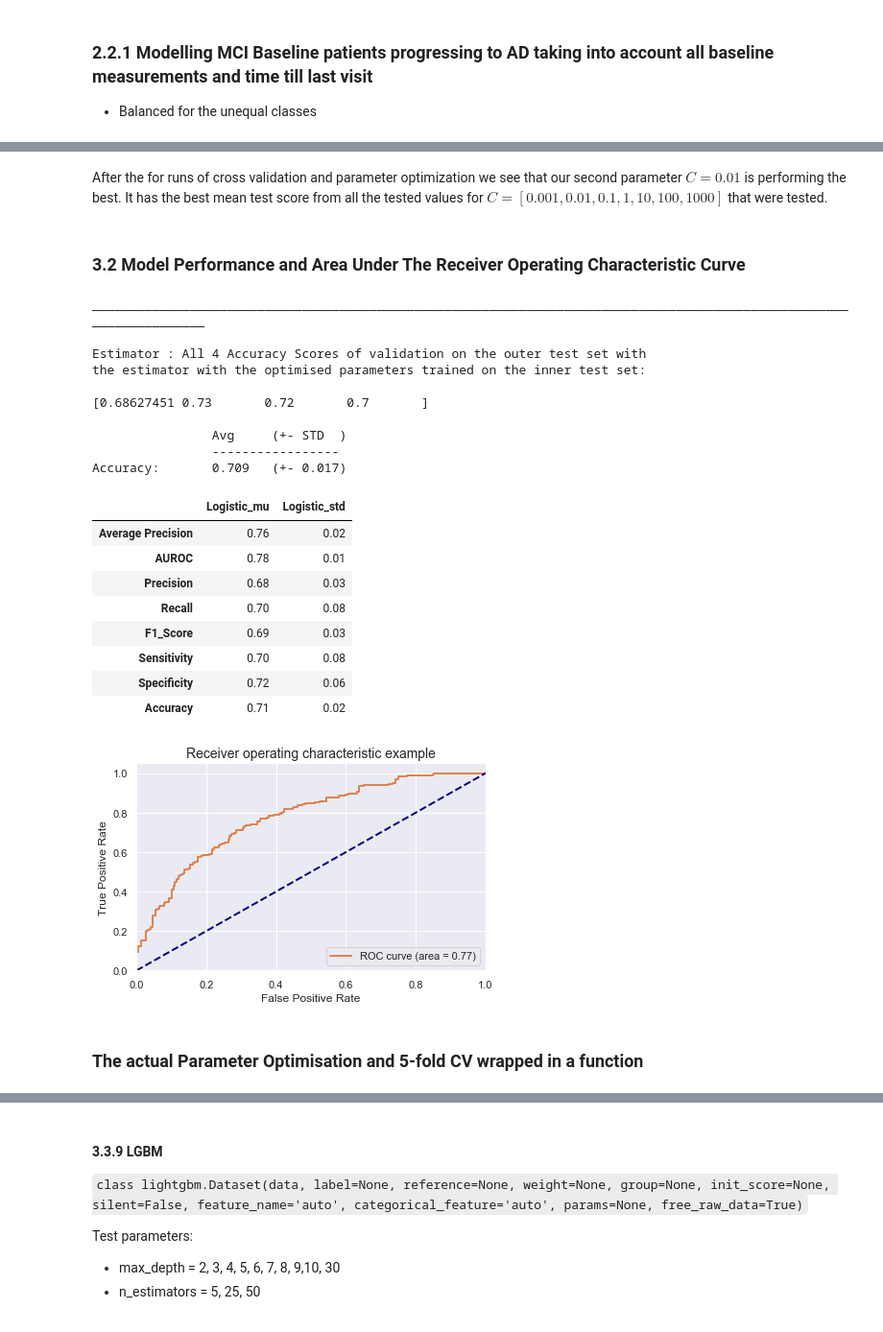
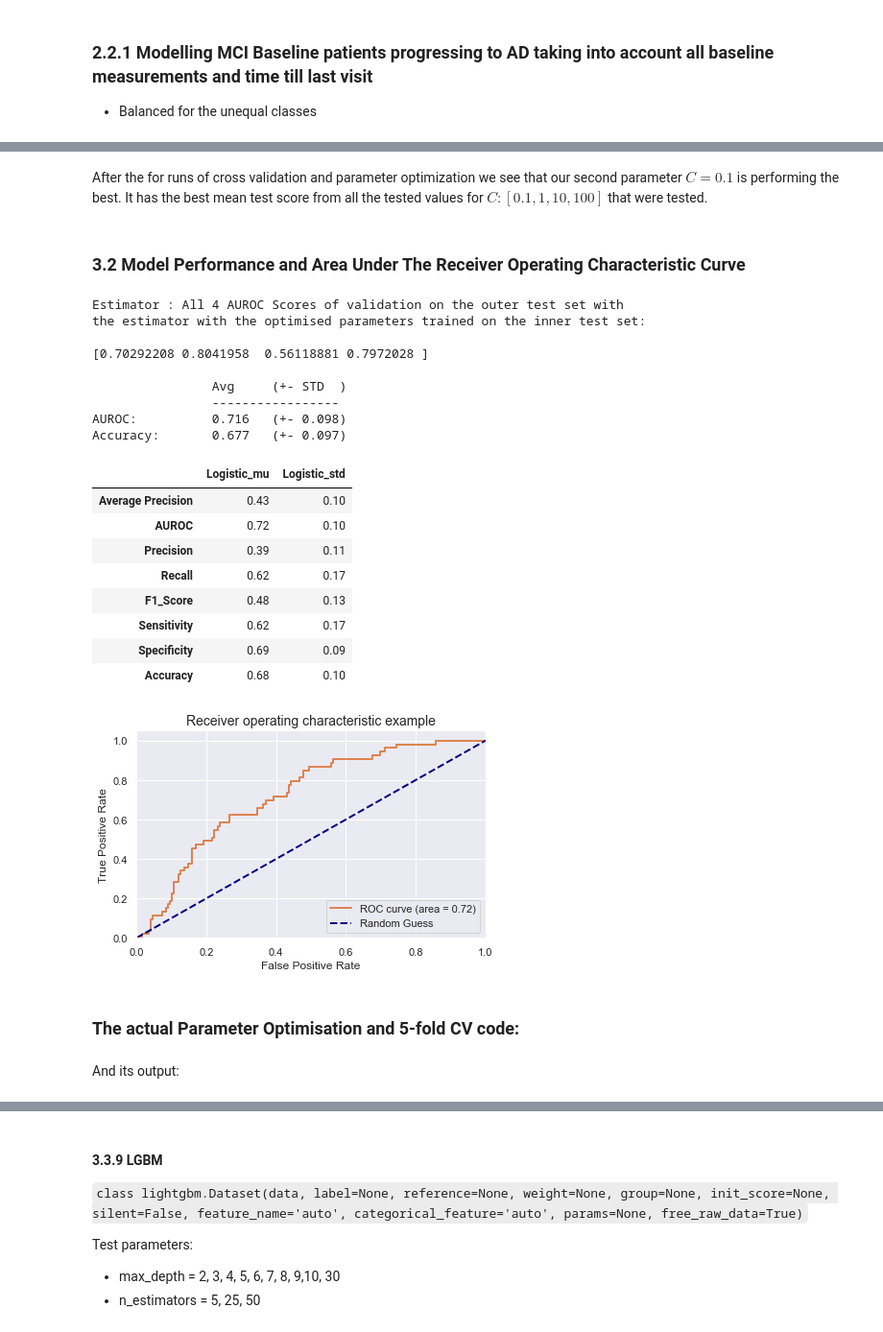
Before and after one commit to AC209a-AlzheimersProject/alzheimers-project, a Jupyter notebook: notebooks/model_longitudinal.ipynb, the cells around one changed output, grey strips where cells are left out. Shown at 96% size. Cells and saved outputs as stored; diff of their text form; code cells hidden in the pictures.

```diff
--- a/notebooks/model_longitudinal.ipynb
+++ b/notebooks/model_longitudinal.ipynb
@@ -534,6 +571,6 @@ plt.tight_layout()
 # %%
-X_CV=X_2
-y_CV=y_2
+X_CV=X_1
+y_CV=y_1
 # %%
-Estimator_parameters = {'C':[0.001,0.01,0.1,1,10,100,1000] }
+Estimator_parameters = {'C':[0.1,1,10,100] }
 Estimator=LogisticRegression(random_state=1, solver='liblinear', class_weight='balanced')
@@ -540,8 +579,11 @@ Estimator=LogisticRegression(random_state=1, solver='liblinear', class_weight='b
 # %%
+import time
+start = time.time()
+
 # All 10 parameter optimisations and cross validations of a certain Classifier
 # Split the data randomly (stratified) in 10 folds
 splits = 4
-print("All {} PARAMETER OPTIMISATIONS AND CROSS VALIDATIONS OF THE \"KNeighborsClassifier\" ALGORITHM".format(splits))
+print("All {} PARAMETER OPTIMISATIONS AND CROSS VALIDATIONS OF THE \"LogisticRegression()\" ALGORITHM".format(splits))
 strat_kfold_external = StratifiedKFold(n_splits=splits, shuffle=True, random_state=1)
 splitted_indexes_external = strat_kfold_external.split(X_CV, y_CV)
 
@@ -580,14 +622,12 @@ for train_index_external, test_index_external in splitted_indexes_external:
     # the (outer) training set and test on the (outer) test set
 
     mod=clone(Estimator)
-    optimisation_param_AP = GridSearchCV(estimator=mod, param_grid=Estimator_parameters, cv=3, verbose=0, scoring='accuracy')
+    optimisation_param_AP = GridSearchCV(estimator=mod, param_grid=Estimator_parameters, cv=3, verbose=0, scoring='roc_auc')
     optimisation_param_AP.fit(X_train, y_train)
     print('Mean scores: \t\t\t\t{}'.format((optimisation_param_AP.cv_results_['mean_test_score']).round(4)))
     print('Differences best - other scores:\t{}'.format((optimisation_param_AP.best_score_-optimisation_param_AP.cv_results_['mean_test_score']).round(4)))
     print('The best paremeters set was\t \tSet {}: {}'.format(optimisation_param_AP.best_index_ +1, optimisation_param_AP.best_params_))
     best_index.append(optimisation_param_AP.best_index_+1)
-    Sum=Sum+(optimisation_param_AP.cv_results_['mean_test_score']).round(2)
-
     # Building Random Forest Estimator with best parameters
     best= optimisation_param_AP.best_estimator_
     best.fit(X_train, y_train)
@@ -606,8 +646,13 @@ for train_index_external, test_index_external in splitted_indexes_external:
     Sens_Score =np.append(Sens_Score , sensitivity)
     Spec_Score =np.append(Spec_Score , specificity)
     Accuracy_Score =np.append(Accuracy_Score , accuracy_score(y_test, best_predictions_binary))
+    Sum=Sum+(optimisation_param_AP.cv_results_['mean_test_score']).round(2)
 
     best_predictions_all=np.append(best_predictions_all,best_predictions)
     test_all=np.append(test_all,y_test)
-    print('Validation Accuracy score: \t\t{}'.format(Accuracy_Score .round(2)))
+    print('Validation AUROC score: \t\t{}'.format(ROC_Score .round(2)))
+
+
+end = time.time()
+print('\n\nElapsed time: ', round(end - start, 2),'seconds.' )
 # %% [output]
@@ -651,22 +698,21 @@ Occurences of all 8 parameters as Best Parameter Set in a split: Counter({3: 1,
 # %% [markdown]
-After the for runs of cross validation and parameter optimization we see that our second parameter $C=0.01$ is performing the best. It has the best mean test score from all the tested values for $C=[0.001,0.01,0.1,1,10,100,1000]$ that were tested.
+After the for runs of cross validation and parameter optimization we see that our second parameter $C=0.1$ is performing the best. It has the best mean test score from all the tested values for $C:[0.1,1,10,100]$ that were tested.
 # %% [markdown]
 ### 3.2 Model Performance and Area Under The Receiver Operating Characteristic Curve
 # %%
-print('____________________________________________________________________________________________________________________\n')
-print('Estimator : All {} Accuracy Scores of validation on the outer test set with\nthe estimator with the optimised parameters trained on the inner test set: \n\n{}'.format(splits, Accuracy_Score))
-print('\n\t\tAvg \t(+- STD  )\n\t\t-----------------\nAccuracy: \t{} \t(+- {}) '.format(round(Accuracy_Score.mean(),3), round(Accuracy_Score.std(),3)))
+print('Estimator : All {} AUROC Scores of validation on the outer test set with\nthe estimator with the optimised parameters trained on the inner test set: \n\n{}'.format(splits, ROC_Score,3))
+print('\n\t\tAvg \t(+- STD  )\n\t\t-----------------\nAUROC:     \t{} \t(+- {}) '.format(round(ROC_Score.mean(),3), round(ROC_Score.std(),3)))
+print('Accuracy: \t{} \t(+- {}) '.format(round(Accuracy_Score.mean(),3), round(Accuracy_Score.std(),3)))
 # %% [output]
-____________________________________________________________________________________________________________________
-
-Estimator : All 4 Accuracy Scores of validation on the outer test set with
+Estimator : All 4 AUROC Scores of validation on the outer test set with
 the estimator with the optimised parameters trained on the inner test set:
 
-[0.68627451 0.73       0.72       0.7       ]
+[0.70292208 0.8041958  0.56118881 0.7972028 ]
 
                 Avg     (+- STD  )
                 -----------------
-Accuracy:       0.709   (+- 0.017)
+AUROC:          0.716   (+- 0.098)
+Accuracy:       0.677   (+- 0.097)
 # %%
 d={}
 Names=['Average Precision', 'AUROC', 'Precision', 'Recall', 'F1_Score', 'Sensitivity', 'Specificity', 'Accuracy']
@@ -678,38 +724,38 @@ df = pd.DataFrame(data=d, index=Names)
 df.round(2)
 # %% [output]
 |  | Logistic_mu | Logistic_std |
-| Average Precision | 0.76 | 0.02 |
-| AUROC | 0.78 | 0.01 |
-| Precision | 0.68 | 0.03 |
-| Recall | 0.70 | 0.08 |
-| F1_Score | 0.69 | 0.03 |
-| Sensitivity | 0.70 | 0.08 |
-| Specificity | 0.72 | 0.06 |
-| Accuracy | 0.71 | 0.02 |
+| Average Precision | 0.43 | 0.10 |
+| AUROC | 0.72 | 0.10 |
+| Precision | 0.39 | 0.11 |
+| Recall | 0.62 | 0.17 |
+| F1_Score | 0.48 | 0.13 |
+| Sensitivity | 0.62 | 0.17 |
+| Specificity | 0.69 | 0.09 |
+| Accuracy | 0.68 | 0.10 |
 # %%
 # Compute ROC curve and ROC area for each class
 fpr = dict()
 tpr = dict()
 roc_auc = dict()
 
 fpr, tpr, _ = roc_curve(test_all[:], best_predictions_all[:])
 roc_auc = auc(fpr, tpr)
 
 # Plot of a ROC curve for a specific class
 plt.figure()
 lw = 2
 plt.plot(fpr, tpr, color='C1', lw=lw, label='ROC curve (area = %0.2f)' % roc_auc)
-plt.plot([0, 1], [0, 1], color='navy', lw=lw, linestyle='--')
+plt.plot([0, 1], [0, 1], color='navy', lw=lw, linestyle='--', label='Random Guess')
 plt.xlim([0.0, 1.0])
 plt.ylim([0.0, 1.05])
 plt.xlabel('False Positive Rate')
 plt.ylabel('True Positive Rate')
 plt.title('Receiver operating characteristic example')
 plt.legend(loc="lower right")
 plt.tight_layout()
 # %% [output]
-[figure, old version]
+[figure, new version]
 # %% [markdown]
-### The actual Parameter Optimisation and 5-fold CV wrapped in a function
+### The actual Parameter Optimisation and 5-fold CV code:
 # %%
 def CV_and_Parameter_Optimization(X_CV, y_CV, splits, Estimator, Estimator_parameters):
@@ -781,3 +836,5 @@ def CV_and_Parameter_Optimization(X_CV, y_CV, splits, Estimator, Estimator_param
+# %% [markdown]
+And its output:
 # %%
 Estimator_parameters = {'C':[0.1, 0.5, 1, 10, 20] }
 Estimator=LogisticRegression(random_state=1, solver='liblinear', class_weight='balanced')
```
Also changed, not shown: parts of 188 cells of this notebook, 21 other files.
